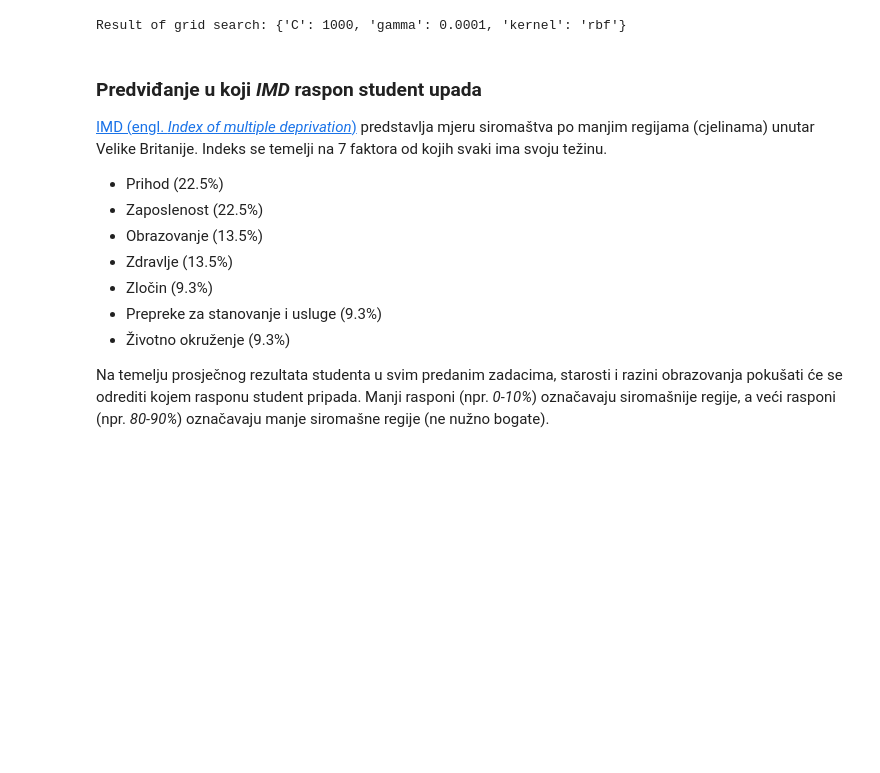
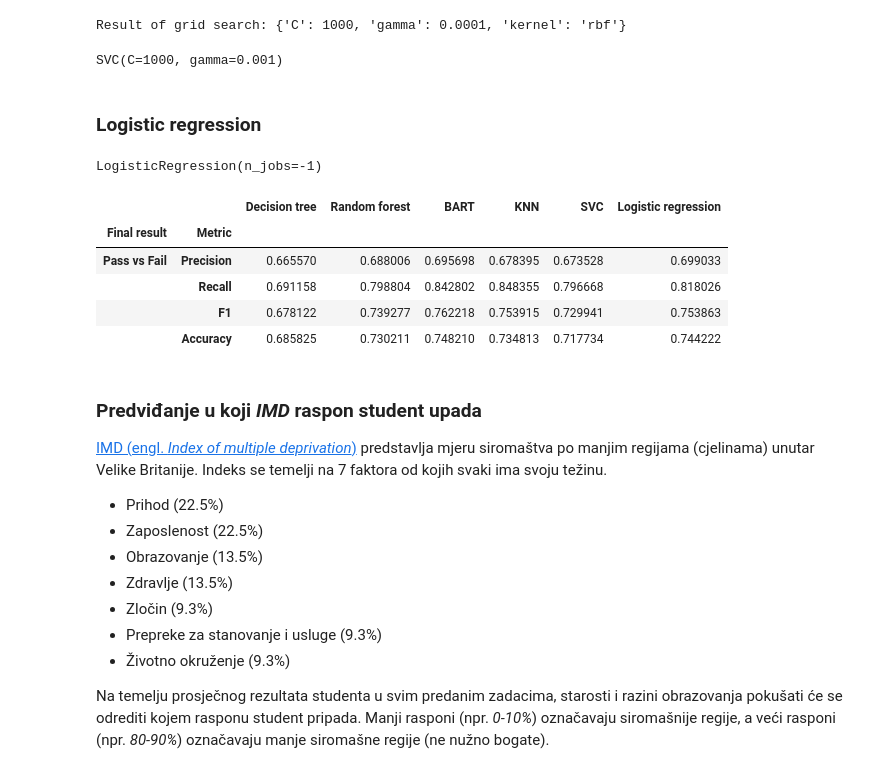
Before and after one commit to ksimicevic/early-student-success-predictors, a Jupyter notebook: project-pt2.ipynb, the cells around one changed output. Saved outputs shown, nothing was run; the diff lists cells and outputs as text; code cells hidden in the pictures; blank space fills up the shorter version.

Commit message:
Added KNN Grid search and Logistic regression

```diff
--- a/project-pt2.ipynb
+++ b/project-pt2.ipynb
@@ -175,6 +188,4 @@ SklearnModel(alpha=0.9, beta=1.5, n_chains=2, n_trees=50)
 # %%
-from sklearn.neighbors import KNeighborsClassifier
-
-knn = KNeighborsClassifier(n_neighbors=100, n_jobs=-1)
+knn = KNeighborsClassifier(n_neighbors=136, n_jobs=-1)
 knn.fit(X_train, y_train)
 # %% [output]
@@ -204,26 +211,46 @@ svc.fit(X_train, y_train)
 # %% [output]
 Result of grid search: {'C': 1000, 'gamma': 0.0001, 'kernel': 'rbf'}
+# %%
+svc = SVC(C=1000, gamma=0.001)
+svc.fit(X_train, y_train)
+# %% [output]
+SVC(C=1000, gamma=0.001)
+# %% [markdown]
+### Logistic regression
+# %%
+from sklearn.linear_model import LogisticRegression
+log_reg = LogisticRegression(n_jobs=-1)
+log_reg.fit(X_train, y_train)
+# %% [output]
+LogisticRegression(n_jobs=-1)
 # %%
 from sklearn.metrics import accuracy_score, precision_score, f1_score, recall_score
 
 results = []
 
-for model in [decision_tree, random_forest, bart, knn, svc]:
+for model in [decision_tree, random_forest, bart, knn, svc, log_reg]:
     for score in [precision_score, recall_score, f1_score, accuracy_score]:
         if model == bart:
             results.append(score(y_pred=[1 if res >= 0 else -1 for res in model.predict(X_test)], y_true=y_test))
         else:
             results.append(score(y_pred=model.predict(X_test), y_true=y_test))
-split = np.array_split(results, 5)
+split = np.array_split(results, 6)
 
 
 multi = pd.MultiIndex.from_product(
     [['Pass vs Fail'], ['Precision', 'Recall', 'F1', 'Accuracy']],
     names=['Final result', 'Metric'])
 
-results = pd.DataFrame(index=multi, columns=['Decision tree', 'Random forest', 'BART', 'KNN', 'SVC'],
-                       data={'Decision tree': split[0], 'Random forest': split[1], 'BART': split[2], 'KNN': split[3], 'SVC': split[4]})
+results = pd.DataFrame(index=multi, columns=['Decision tree', 'Random forest', 'BART', 'KNN', 'SVC', 'Logistic regression'],
+                       data={'Decision tree': split[0], 'Random forest': split[1], 'BART': split[2], 'KNN': split[3], 'SVC': split[4], 'Logistic regression': split[5]})
 results
+# %% [output]
+|  |  | Decision tree | Random forest | BART | KNN | SVC | Logistic regression |
+| Final result | Metric |  |  |  |  |  |  |
+| Pass vs Fail | Precision | 0.665570 | 0.688006 | 0.695698 | 0.678395 | 0.673528 | 0.699033 |
+|  | Recall | 0.691158 | 0.798804 | 0.842802 | 0.848355 | 0.796668 | 0.818026 |
+|  | F1 | 0.678122 | 0.739277 | 0.762218 | 0.753915 | 0.729941 | 0.753863 |
+|  | Accuracy | 0.685825 | 0.730211 | 0.748210 | 0.734813 | 0.717734 | 0.744222 |
 # %% [markdown]
 ### Predviđanje u koji <i> IMD </i> raspon student upada
 
```
Also changed, not shown: parts of 6 cells of this notebook.
